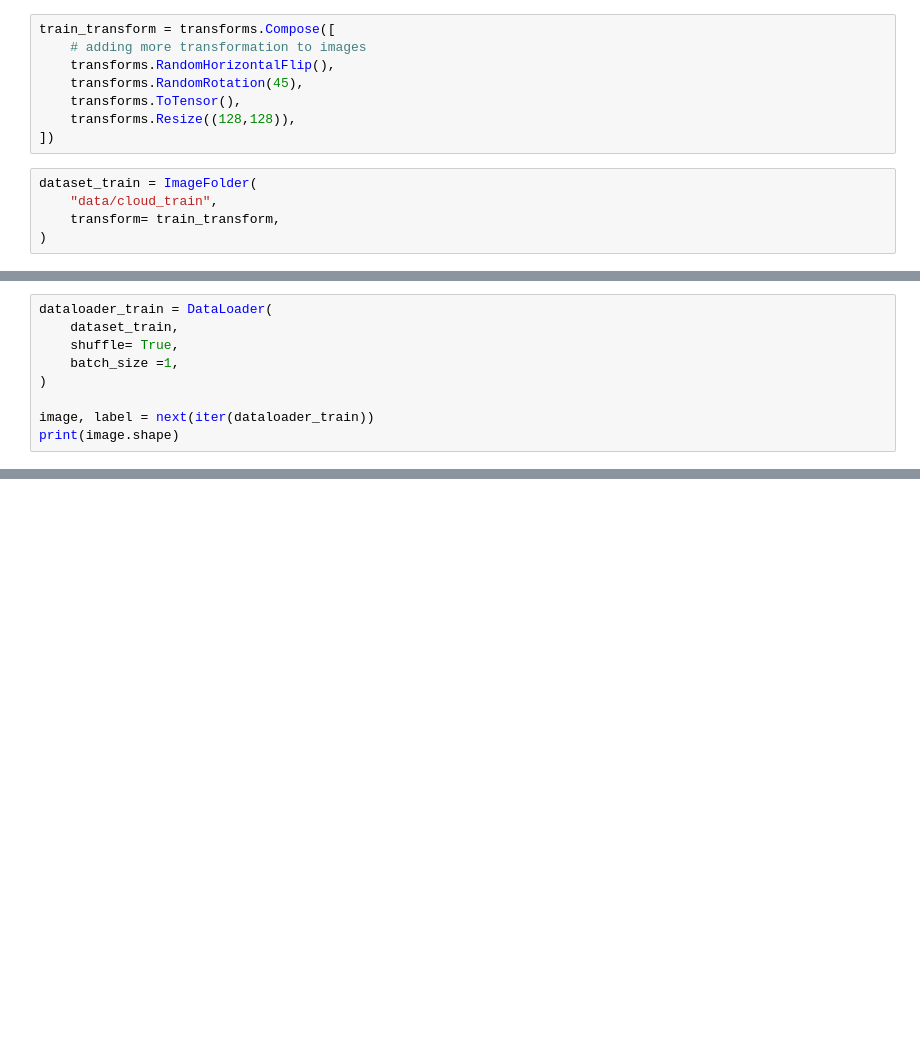
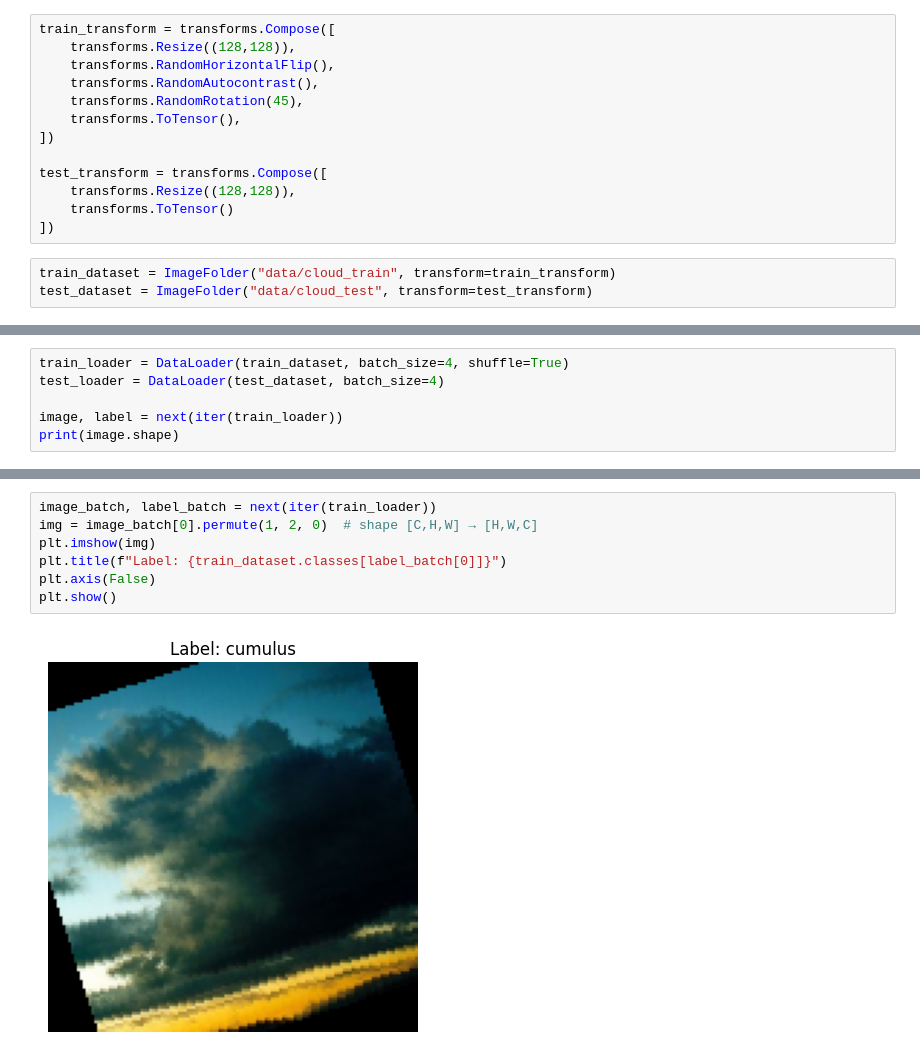
Before and after one commit to Bishal-Stha/Pytorch_Mastery, a Jupyter notebook: Intermediate_Deep_Learning/Image_&_CNN/loading_images_to_pytorch.ipynb, the cells around one changed output, grey strips where cells are left out. Saved outputs shown, nothing was run; the diff lists cells and outputs as text; blank space fills up the shorter version.

Commit message:
Learnt about Convolutional Neural Network (CNN), training image classifier, dataset augmentation and evaluating image classifiers using pytorch.

```diff
--- a/Intermediate_Deep_Learning/Image_&_CNN/loading_images_to_pytorch.ipynb
+++ b/Intermediate_Deep_Learning/Image_&_CNN/loading_images_to_pytorch.ipynb
@@ -6,13 +16,16 @@ import matplotlib.pyplot as plt
 # %%
 train_transform = transforms.Compose([
-    # adding more transformation to images
+    transforms.Resize((128,128)),
     transforms.RandomHorizontalFlip(),
+    transforms.RandomAutocontrast(),
     transforms.RandomRotation(45),
     transforms.ToTensor(),
+])
+
+test_transform = transforms.Compose([
     transforms.Resize((128,128)),
+    transforms.ToTensor()
 ])
 # %%
-dataset_train = ImageFolder(
-    "data/cloud_train",
-    transform= train_transform,
-)
+train_dataset = ImageFolder("data/cloud_train", transform=train_transform)
+test_dataset = ImageFolder("data/cloud_test", transform=test_transform)
@@ -24,10 +32,7 @@ dataset_train = ImageFolder(
 # %%
-dataloader_train = DataLoader(
-    dataset_train,
-    shuffle= True,
-    batch_size =1,
-)
+train_loader = DataLoader(train_dataset, batch_size=4, shuffle=True)
+test_loader = DataLoader(test_dataset, batch_size=4)
 
-image, label = next(iter(dataloader_train))
+image, label = next(iter(train_loader))
 print(image.shape)
 # %% [output]
@@ -45,0 +114,9 @@ plt.show()
+# %%
+image_batch, label_batch = next(iter(train_loader))
+img = image_batch[0].permute(1, 2, 0)  # shape [C,H,W] → [H,W,C]
+plt.imshow(img)
+plt.title(f"Label: {train_dataset.classes[label_batch[0]]}")
+plt.axis(False)
+plt.show()
+# %% [output]
+[figure, added]
```
Also changed, not shown: parts of 10 cells of this notebook, 2 other files.
